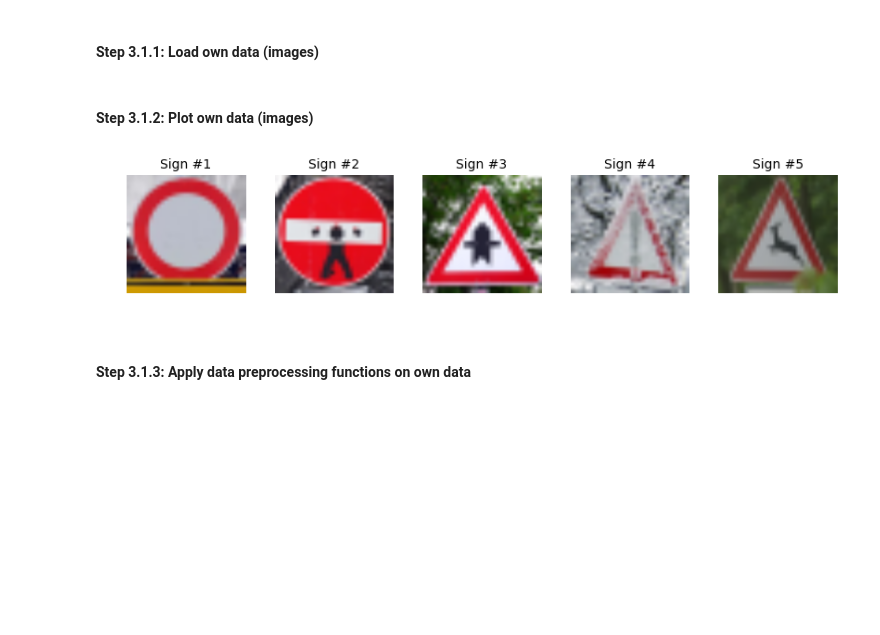
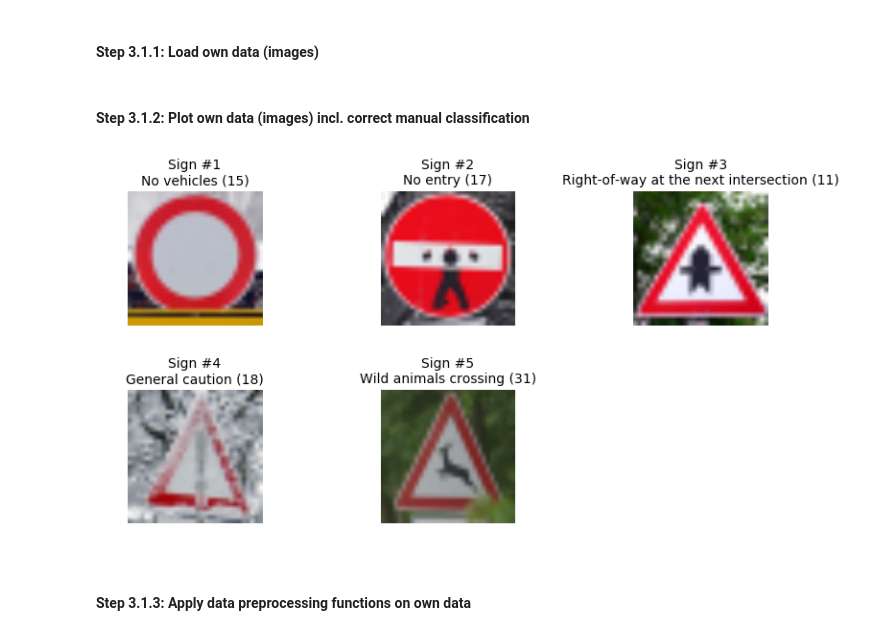
Before and after one commit to Wolfgang90/trafficSignClassifier, a Jupyter notebook: Traffic_Sign_Classifier.ipynb, the cells around one changed output. Drawn from its saved outputs; the diff is of its cells as text; code cells hidden in the pictures; blank space fills up the shorter version.

Commit message:
Performance on own images

```diff
--- a/Traffic_Sign_Classifier.ipynb
+++ b/Traffic_Sign_Classifier.ipynb
@@ -541,25 +548,29 @@ from scipy import misc
 
 files = os.listdir("self-generated-test-images/")
 X_own = []
+
+# Classification values of my images (manually looked up from CSV-file)
+y_own = np.array([15,17,11,18,31])
+
 iterator = 1
 for fn in files:
     X_own.append(cv2.resize(mpimg.imread("self-generated-test-images/{}".format(fn),1),(32,32), interpolation = cv2.INTER_AREA))
     iterator += 1
 # %% [markdown]
-#### Step 3.1.2: Plot own data (images)
+#### Step 3.1.2: Plot own data (images) incl. correct manual classification
 # %%
-plt.figure(figsize = (8,15))
+plt.figure(figsize = (8,4))
 
 position = 1
 for image in X_own:
-    plt.subplot(1,5,position)
+    plt.subplot(2,3,position)
     plt.axis("off")
-    plt.title("Sign #{}".format(position), fontsize = 10)
+    plt.title("Sign #{}\n{} ({})".format(position,sign_names[y_own[position-1]],y_own[position-1]), fontsize = 10)
     plt.tight_layout(pad = 0, w_pad = 0.1, h_pad=1.0)
     plt.imshow(image)
     position += 1
 # %% [output]
-[figure, old version]
+[figure, new version]
 # %% [markdown]
 #### Step 3.1.3: Apply data preprocessing functions on own data
 # %%
```
Also changed, not shown: parts of 10 cells of this notebook.
